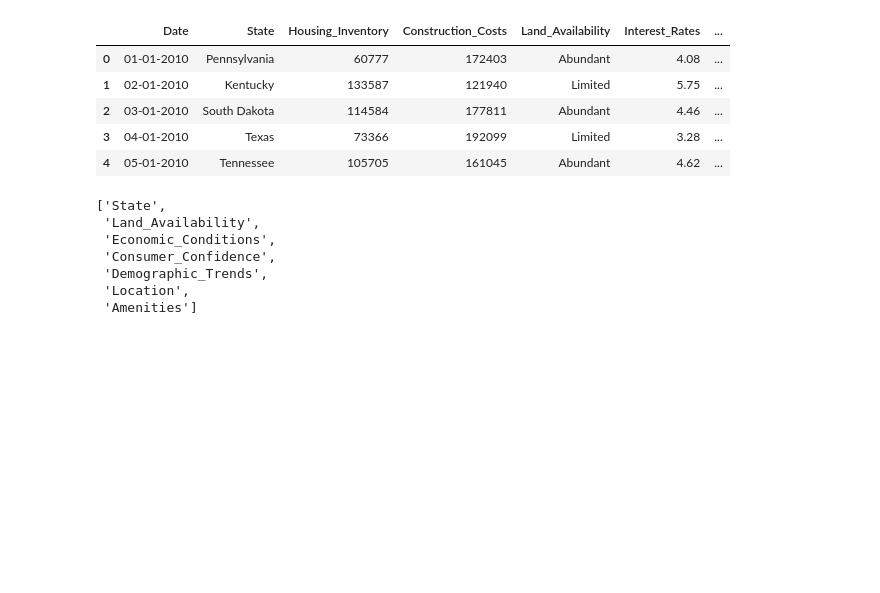
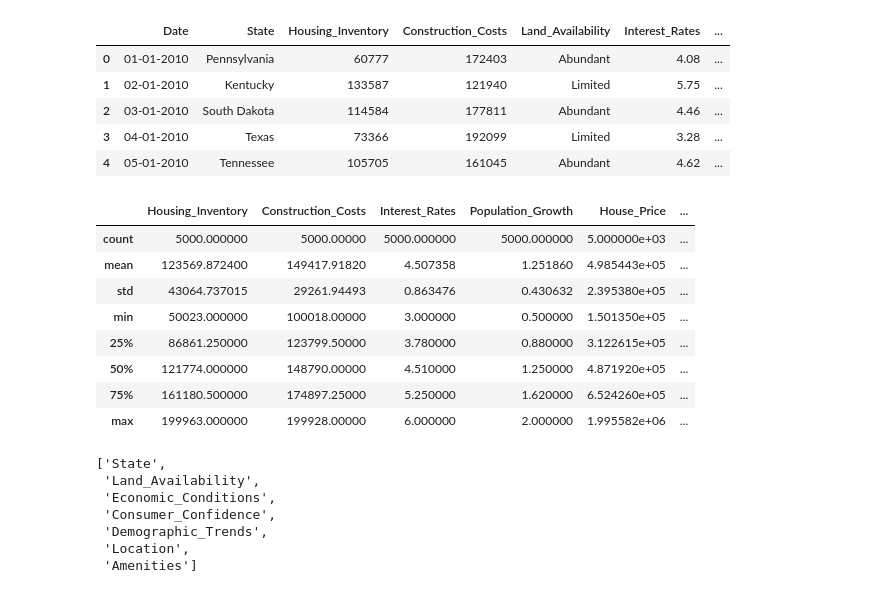
Before and after one commit to saibattula93/US-House-Analysis, a Jupyter notebook: notebook/EDA_House.ipynb, the cells around one changed output. Cells and saved outputs as stored; diff of their text form; code cells hidden in the pictures; blank space fills up the shorter version.

```diff
--- a/notebook/EDA_House.ipynb
+++ b/notebook/EDA_House.ipynb
@@ -43,6 +43,18 @@ df.head(5)
 | 2 | 03-01-2010 | South Dakota | 114584 | 177811 | Abundant | 4.46 | ... |
 | 3 | 04-01-2010 | Texas | 73366 | 192099 | Limited | 3.28 | ... |
 | 4 | 05-01-2010 | Tennessee | 105705 | 161045 | Abundant | 4.62 | ... |
+# %%
+df.describe()
+# %% [output]
+|  | Housing_Inventory | Construction_Costs | Interest_Rates | Population_Growth | House_Price | ... |
+| count | 5000.000000 | 5000.00000 | 5000.000000 | 5000.000000 | 5.000000e+03 | ... |
+| mean | 123569.872400 | 149417.91820 | 4.507358 | 1.251860 | 4.985443e+05 | ... |
+| std | 43064.737015 | 29261.94493 | 0.863476 | 0.430632 | 2.395380e+05 | ... |
+| min | 50023.000000 | 100018.00000 | 3.000000 | 0.500000 | 1.501350e+05 | ... |
+| 25% | 86861.250000 | 123799.50000 | 3.780000 | 0.880000 | 3.122615e+05 | ... |
+| 50% | 121774.000000 | 148790.00000 | 4.510000 | 1.250000 | 4.871920e+05 | ... |
+| 75% | 161180.500000 | 174897.25000 | 5.250000 | 1.620000 | 6.524260e+05 | ... |
+| max | 199963.000000 | 199928.00000 | 6.000000 | 2.000000 | 1.995582e+06 | ... |
 # %%
 df.select_dtypes(include='object').columns.tolist()
 # %% [output]
```
Also changed, not shown: parts of 1 cell of this notebook, 2 other files.
